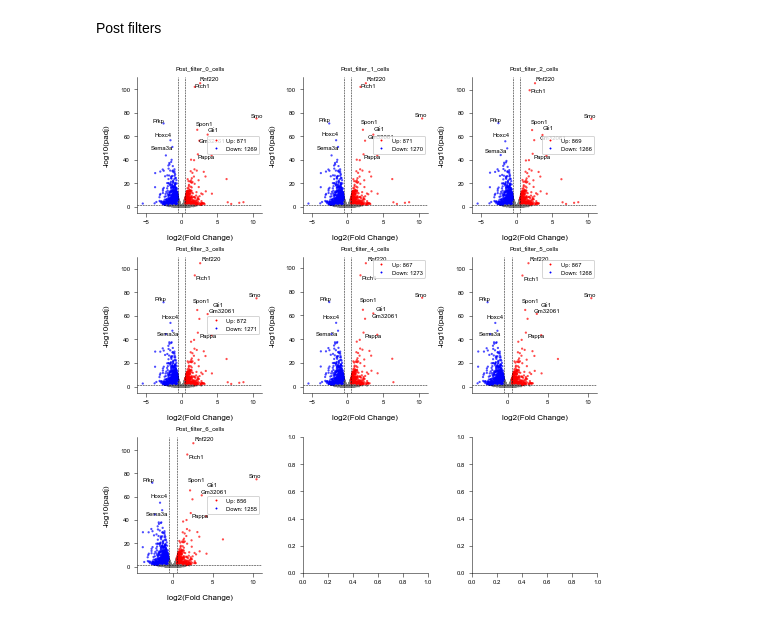
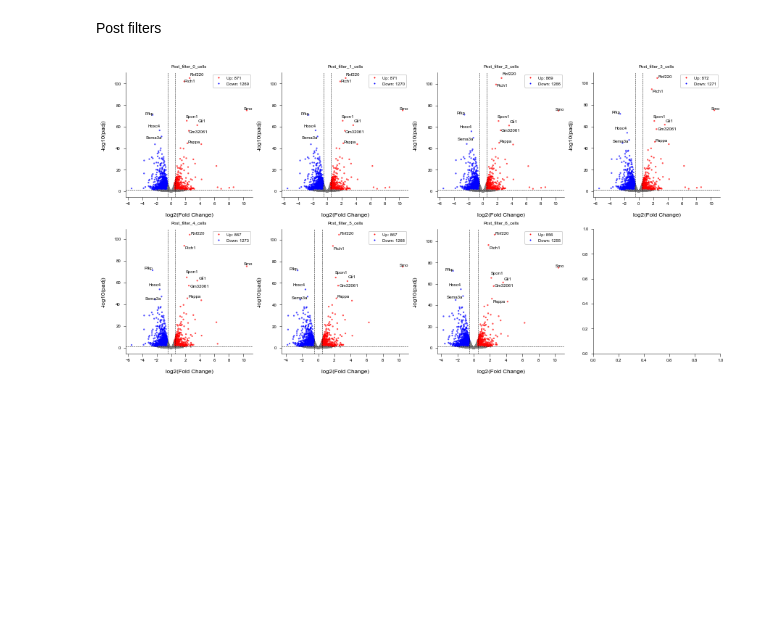
Before and after one commit to Oiya861028/1-sc_practice, a Jupyter notebook: Differential_Gene_Analysis/Notebook/volcano_plot.ipynb, the cells around one changed output. Saved outputs shown, nothing was run; the diff lists cells and outputs as text; code cells hidden in the pictures; blank space fills up the shorter version.

```diff
--- a/Differential_Gene_Analysis/Notebook/volcano_plot.ipynb
+++ b/Differential_Gene_Analysis/Notebook/volcano_plot.ipynb
@@ -14,7 +15,8 @@ post_filters = []
 for file in sorted(post_filters_path.iterdir()):
     post_filters.append(pd.read_csv(file))
 # %%
+length_pre_filter = []
 for filter in pre_filters:
     filter.set_index("Unnamed: 0", inplace=True)
     #display(filter.head())
-    print(len(filter))
+    length_pre_filter.append(len(filter))
@@ -27,4 +23,6 @@ for filter in pre_filters:
 # %%
+length_post_filter = []
 for filter in post_filters:
     filter.set_index("Unnamed: 0", inplace=True)
     #display(filter.head())
+    length_post_filter.append(len(filter))
@@ -40,11 +62,11 @@ from plot_pseudobulk import custom_volcano_plot
 # %% [markdown]
 Prefilters
 # %%
-fig, axs = plt.subplots(ncols=3, nrows=2, figsize = (7, 5), layout="constrained", dpi = 300)
+fig, axs = plt.subplots(ncols=3, nrows=2, figsize = (12,6), layout="constrained", dpi = 300)
 axs_flat = axs.flatten()
 for i, filter in enumerate(pre_filters):
     custom_volcano_plot(filter, axs_flat[i])
     axs_flat[i].set_title("Pre_filter_" + str(i) + "_cells")
 
-fig.savefig("/project/imoskowitz/yubin/1-sc_practice/Differential_Gene_Analysis/Figures/Volcano_plot_Prefilters.svg")
+fig.savefig("/project/imoskowitz/yubin/1-sc_practice/Differential_Gene_Analysis/Figures/Volcano_plot_Prefilters.png")
 # %% [output]
@@ -52,12 +74,12 @@ fig.savefig("/project/imoskowitz/yubin/1-sc_practice/Differential_Gene_Analysis/
 # %% [markdown]
 Post filters
 # %%
-fig, axs = plt.subplots(ncols=3, nrows=3, figsize = (7,7.5), layout="constrained", dpi = 300)
+fig, axs = plt.subplots(ncols=4, nrows=2, figsize = (12,6), layout="constrained", dpi = 300)
 axs_flat = axs.flatten()
 for i, filter in enumerate(post_filters):
     custom_volcano_plot(filter, axs_flat[i])
     axs_flat[i].set_title("Post_filter_" + str(i) + "_cells")
 
-fig.savefig("/project/imoskowitz/yubin/1-sc_practice/Differential_Gene_Analysis/Figures/Volcano_plot_Postfilters.svg")
+fig.savefig("/project/imoskowitz/yubin/1-sc_practice/Differential_Gene_Analysis/Figures/Volcano_plot_Postfilters.png")
 # %% [output]
-[figure, old version]
+[figure, new version]
```
Also changed, not shown: parts of 6 cells of this notebook, 13 other files.
